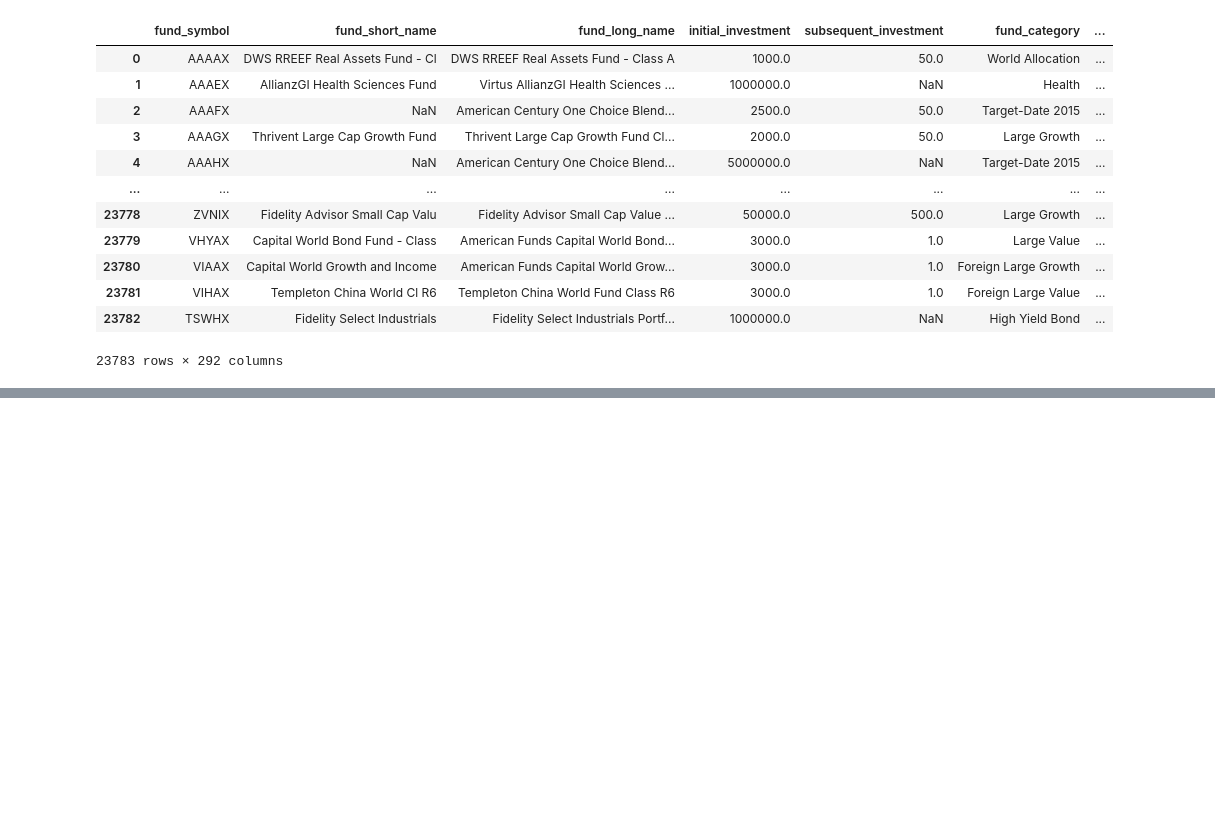
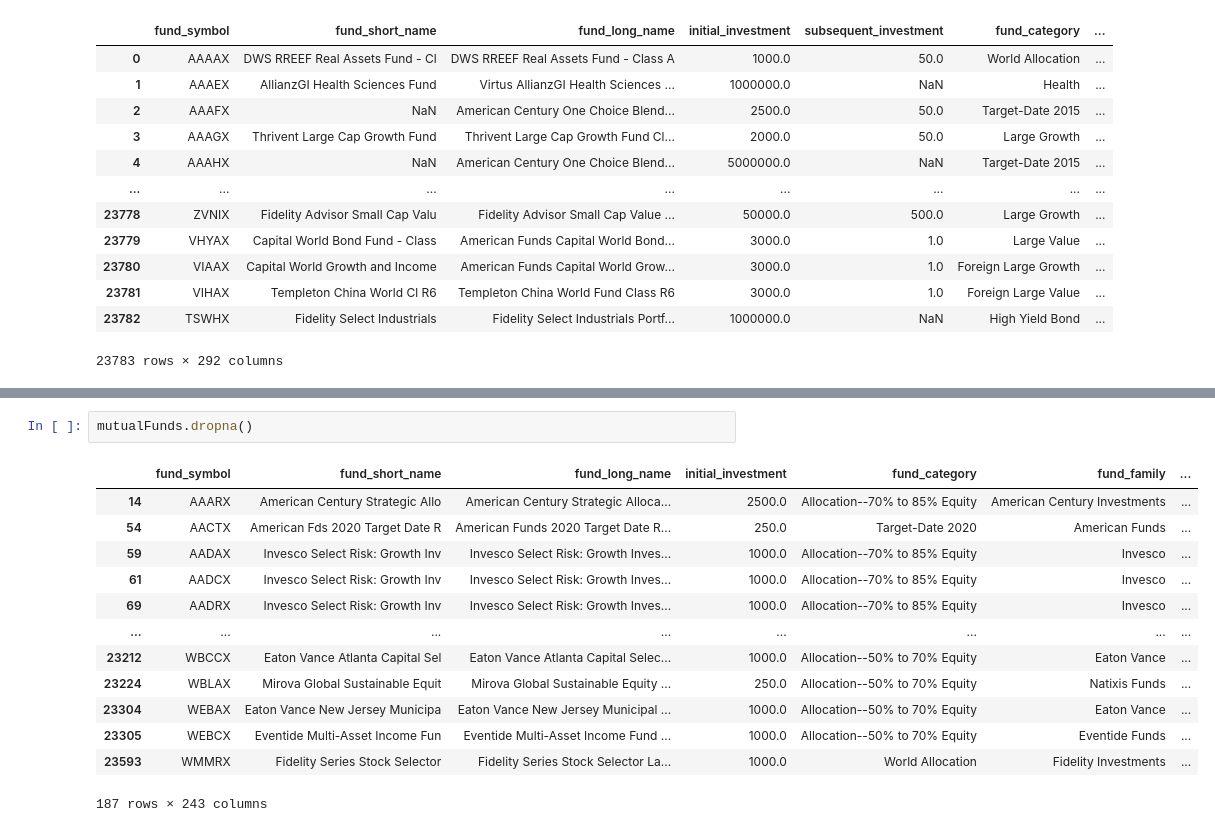
Before and after one commit to TRegan5/Project_4, a Jupyter notebook: daily_etfs.ipynb, the cells around one changed output, grey strips where cells are left out. Cells and saved outputs as stored; diff of their text form; blank space fills up the shorter version.

```diff
--- a/daily_etfs.ipynb
+++ b/daily_etfs.ipynb
@@ -160,0 +223,16 @@ mutualFunds
+# %%
+mutualFunds.dropna()
+# %% [output]
+|  | fund_symbol | fund_short_name | fund_long_name | initial_investment | fund_category | fund_family | ... |
+| 14 | AAARX | American Century Strategic Allo | American Century Strategic Alloca... | 2500.0 | Allocation--70% to 85% Equity | American Century Investments | ... |
+| 54 | AACTX | American Fds 2020 Target Date R | American Funds 2020 Target Date R... | 250.0 | Target-Date 2020 | American Funds | ... |
+| 59 | AADAX | Invesco Select Risk: Growth Inv | Invesco Select Risk: Growth Inves... | 1000.0 | Allocation--70% to 85% Equity | Invesco | ... |
+| 61 | AADCX | Invesco Select Risk: Growth Inv | Invesco Select Risk: Growth Inves... | 1000.0 | Allocation--70% to 85% Equity | Invesco | ... |
+| 69 | AADRX | Invesco Select Risk: Growth Inv | Invesco Select Risk: Growth Inves... | 1000.0 | Allocation--70% to 85% Equity | Invesco | ... |
+| ... | ... | ... | ... | ... | ... | ... | ... |
+| 23212 | WBCCX | Eaton Vance Atlanta Capital Sel | Eaton Vance Atlanta Capital Selec... | 1000.0 | Allocation--50% to 70% Equity | Eaton Vance | ... |
+| 23224 | WBLAX | Mirova Global Sustainable Equit | Mirova Global Sustainable Equity ... | 250.0 | Allocation--50% to 70% Equity | Natixis Funds | ... |
+| 23304 | WEBAX | Eaton Vance New Jersey Municipa | Eaton Vance New Jersey Municipal ... | 1000.0 | Allocation--50% to 70% Equity | Eaton Vance | ... |
+| 23305 | WEBCX | Eventide Multi-Asset Income Fun | Eventide Multi-Asset Income Fund ... | 1000.0 | Allocation--50% to 70% Equity | Eventide Funds | ... |
+| 23593 | WMMRX | Fidelity Series Stock Selector | Fidelity Series Stock Selector La... | 1000.0 | World Allocation | Fidelity Investments | ... |
+187 rows × 243 columns
```
Also changed, not shown: parts of 10 cells of this notebook.
